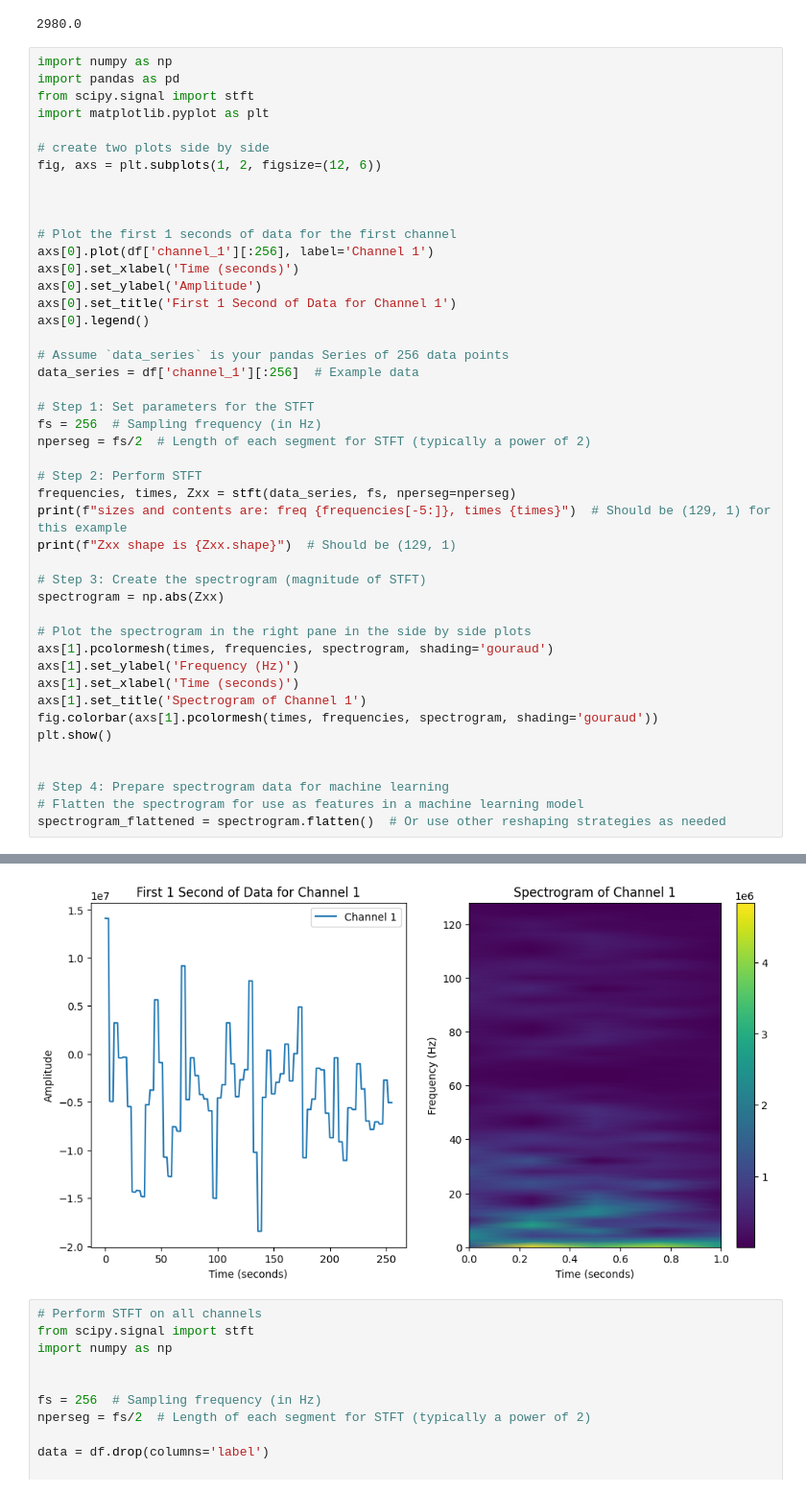
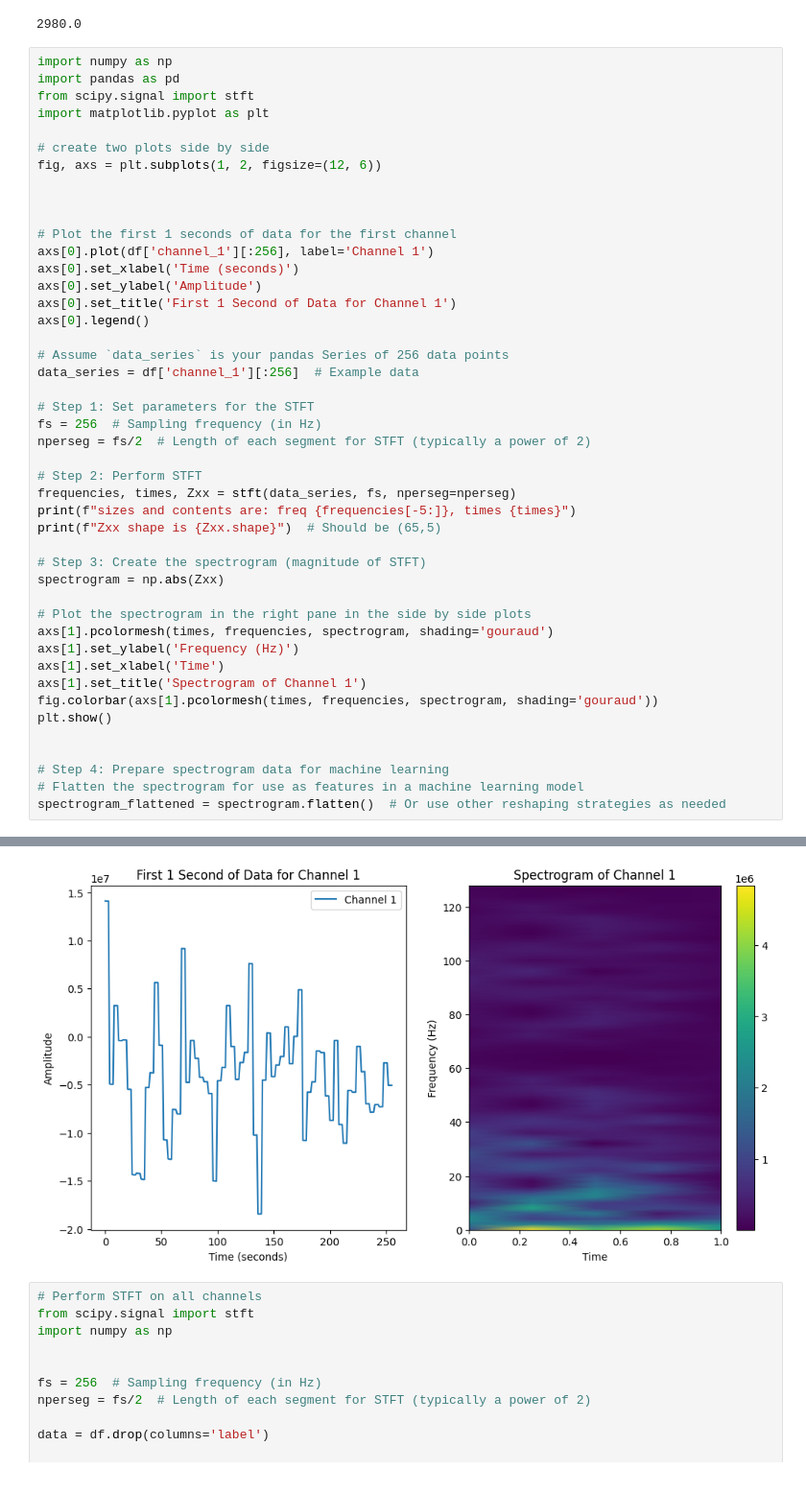
Before and after one commit to armecirkelen4/EEG-annotation, a Jupyter notebook: Turkish _19channels.ipynb, the cells around one changed output, grey strips where cells are left out. Shown at 96% size. Saved outputs shown, nothing was run; the diff lists cells and outputs as text.

```diff
--- a/Turkish _19channels.ipynb
+++ b/Turkish _19channels.ipynb
@@ -187,37 +187,37 @@ axs[0].set_ylabel('Amplitude')
 axs[0].set_title('First 1 Second of Data for Channel 1')
 axs[0].legend()
 
 # Assume `data_series` is your pandas Series of 256 data points
 data_series = df['channel_1'][:256]  # Example data
 
 # Step 1: Set parameters for the STFT
 fs = 256  # Sampling frequency (in Hz)
 nperseg = fs/2  # Length of each segment for STFT (typically a power of 2)
 
 # Step 2: Perform STFT
 frequencies, times, Zxx = stft(data_series, fs, nperseg=nperseg)
-print(f"sizes and contents are: freq {frequencies[-5:]}, times {times}")  # Should be (129, 1) for this example
-print(f"Zxx shape is {Zxx.shape}")  # Should be (129, 1)
+print(f"sizes and contents are: freq {frequencies[-5:]}, times {times}")
+print(f"Zxx shape is {Zxx.shape}")  # Should be (65,5)
 
 # Step 3: Create the spectrogram (magnitude of STFT)
 spectrogram = np.abs(Zxx)
 
 # Plot the spectrogram in the right pane in the side by side plots
 axs[1].pcolormesh(times, frequencies, spectrogram, shading='gouraud')
 axs[1].set_ylabel('Frequency (Hz)')
-axs[1].set_xlabel('Time (seconds)')
+axs[1].set_xlabel('Time')
 axs[1].set_title('Spectrogram of Channel 1')
 fig.colorbar(axs[1].pcolormesh(times, frequencies, spectrogram, shading='gouraud'))
 plt.show()
 
 
 # Step 4: Prepare spectrogram data for machine learning
 # Flatten the spectrogram for use as features in a machine learning model
 spectrogram_flattened = spectrogram.flatten()  # Or use other reshaping strategies as needed
 # %% [output]
 sizes and contents are: freq [120. 122. 124. 126. 128.], times [0.   0.25 0.5  0.75 1.  ]
 Zxx shape is (65, 5)
-[figure, old version]
+[figure, new version]
 # %%
 # Perform STFT on all channels
 from scipy.signal import stft
```
Also changed, not shown: parts of 1 cell of this notebook.
